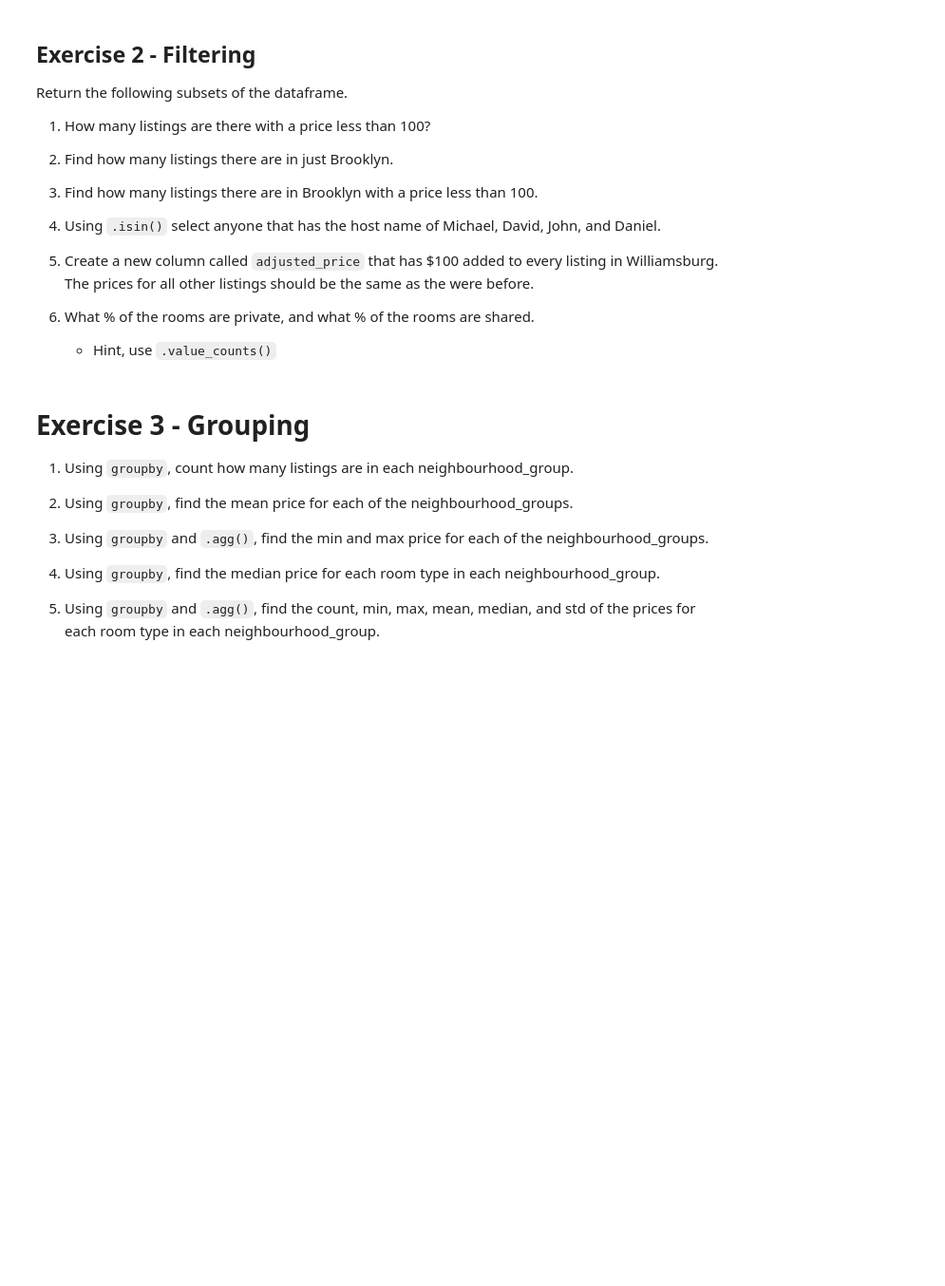
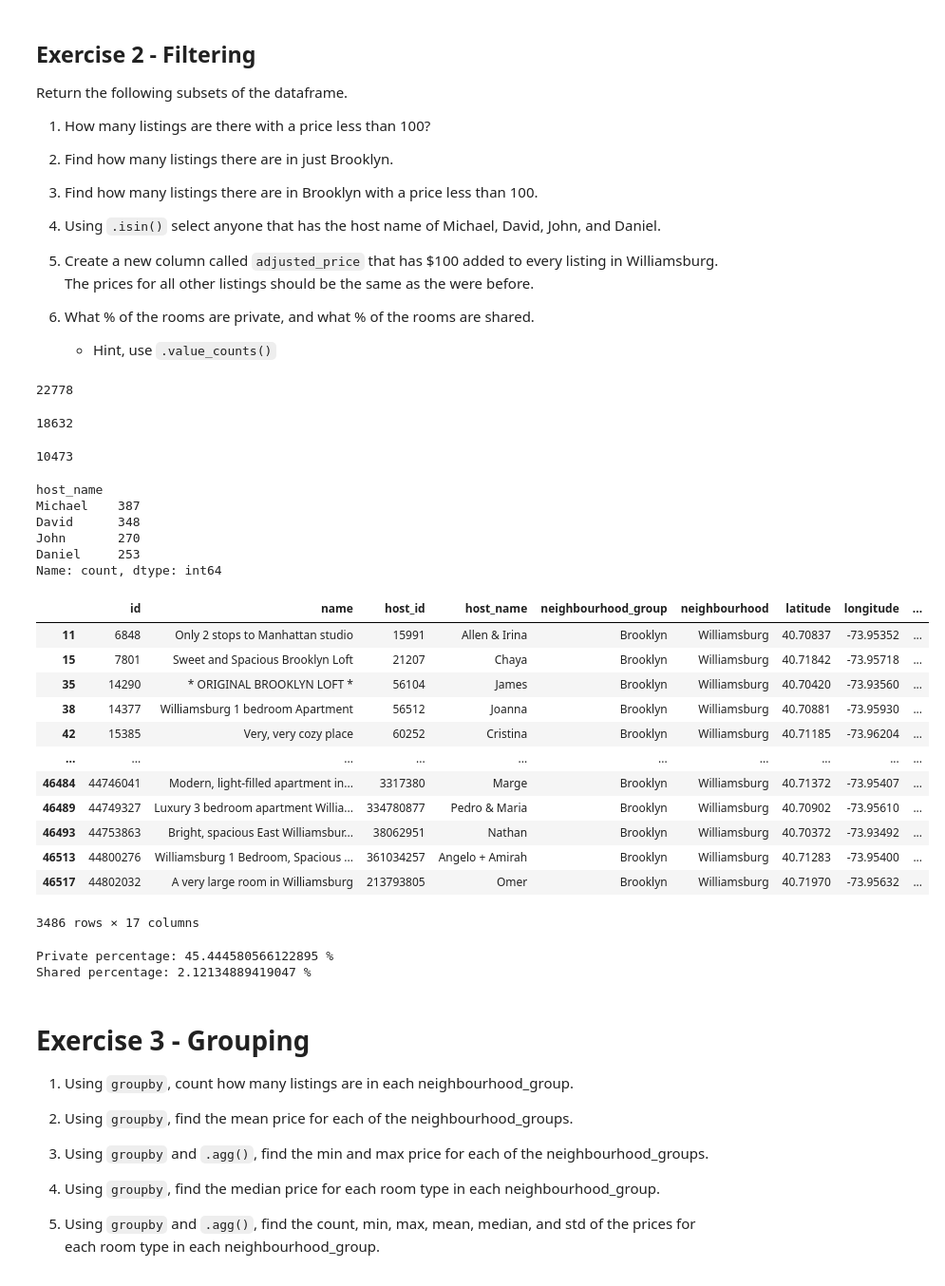
Before and after one commit to theUncluded/my-fork-2023-fall-data-science-fridays, a Jupyter notebook: Week-01-Pandas/Exercise-RP.ipynb, the cells around one changed output. Shown: that part at 95% size. Saved outputs shown, nothing was run; the diff lists cells and outputs as text; code cells hidden in the pictures; blank space fills up the shorter version.

```diff
--- a/Week-01-Pandas/Exercise-RP.ipynb
+++ b/Week-01-Pandas/Exercise-RP.ipynb
@@ -40,19 +58,85 @@ Return the following subsets of the dataframe.
     * Hint, use `.value_counts()`
 # %%
 # 1. How many listings are there with a price less than 100?
+condition1 = df['price'] < 100
+len(df[condition1])
+# %% [output]
+22778
 # %%
 # 2. Make a new DataFrame of listings in Brooklyn named `df_bk`
 # and find how many listings in just Brooklyn.
+cond1 = df['neighbourhood_group'] == 'Brooklyn'
+df_bk = df[cond1]
+len(df_bk)
+# %% [output]
+18632
 # %%
 # 3. Find how many listings there are in Brooklyn with a price less than 100.
+cond1 = df['neighbourhood_group'] == 'Brooklyn'
+cond2 = df['price'] < 100
+
+df_bk_cheap = df[cond1 & cond2]
+
+len(df_bk_cheap)
+# %% [output]
+10473
 # %%
 # 4. Using `.isin()` select anyone that has the host name of Michael, David, John, and Daniel.
 # How many total are there that have those names
+name_list = ['Michael', 'David', 'John','Daniel']
+
+condition = df.host_name.isin(name_list)
+
+df[condition]['host_name'].value_counts()
+# %% [output]
+host_name
+Michael    387
+David      348
+John       270
+Daniel     253
+Name: count, dtype: int64
 # %%
 # 5. Create a new column called `adjusted_price` that has $100 added to every listing in Williamsburg.
 # The prices for all other listings should be the same as the were before.
+c1 = df['neighbourhood'] == 'Williamsburg'
+c2 = df['price'] + 100
+
+df['adjusted_price'] = np.where(c1, c2, 0)
+
+df_william = df[c1]
+df_william
+# %% [output]
+|  | id | name | host_id | host_name | neighbourhood_group | neighbourhood | latitude | longitude | ... |
+| 11 | 6848 | Only 2 stops to Manhattan studio | 15991 | Allen & Irina | Brooklyn | Williamsburg | 40.70837 | -73.95352 | ... |
+| 15 | 7801 | Sweet and Spacious Brooklyn Loft | 21207 | Chaya | Brooklyn | Williamsburg | 40.71842 | -73.95718 | ... |
+| 35 | 14290 | * ORIGINAL BROOKLYN LOFT * | 56104 | James | Brooklyn | Williamsburg | 40.70420 | -73.93560 | ... |
+| 38 | 14377 | Williamsburg 1 bedroom Apartment | 56512 | Joanna | Brooklyn | Williamsburg | 40.70881 | -73.95930 | ... |
+| 42 | 15385 | Very, very cozy place | 60252 | Cristina | Brooklyn | Williamsburg | 40.71185 | -73.96204 | ... |
+| ... | ... | ... | ... | ... | ... | ... | ... | ... | ... |
+| 46484 | 44746041 | Modern, light-filled apartment in... | 3317380 | Marge | Brooklyn | Williamsburg | 40.71372 | -73.95407 | ... |
+| 46489 | 44749327 | Luxury 3 bedroom apartment Willia... | 334780877 | Pedro & Maria | Brooklyn | Williamsburg | 40.70902 | -73.95610 | ... |
+| 46493 | 44753863 | Bright, spacious East Williamsbur... | 38062951 | Nathan | Brooklyn | Williamsburg | 40.70372 | -73.93492 | ... |
+| 46513 | 44800276 | Williamsburg 1 Bedroom, Spacious ... | 361034257 | Angelo + Amirah | Brooklyn | Williamsburg | 40.71283 | -73.95400 | ... |
+| 46517 | 44802032 | A very large room in Williamsburg | 213793805 | Omer | Brooklyn | Williamsburg | 40.71970 | -73.95632 | ... |
+3486 rows × 17 columns
 # %%
 # 6. What % of the rooms are private, and what % of the rooms are shared.
+cond_priv = df['room_type'] == 'Private room'
+cond_shared = df['room_type'] == 'Shared room'
+priv_dec = len(df[cond_priv])/len(df)
+
+priv_per=priv_dec * 100
+
+print("Private percentage:", priv_per,"%")
+
+shared_dec = len(df[cond_shared])/len(df)
+
+shared_per=shared_dec * 100
+
+print("Shared percentage:",shared_per,"%")
+# %% [output]
+Private percentage: 45.444580566122895 %
+Shared percentage: 2.12134889419047 %
 # %% [markdown]
 # Exercise 3 - Grouping
 
```
Also changed, not shown: parts of 7 cells of this notebook.
